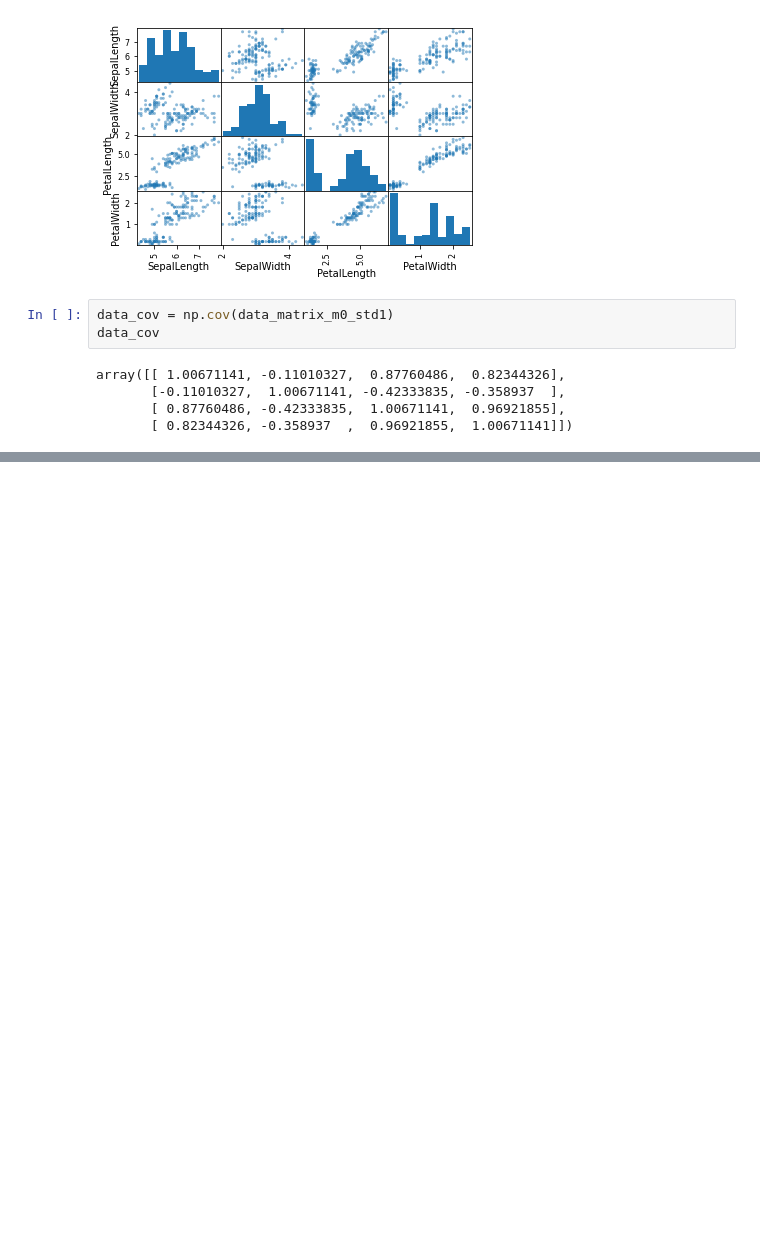
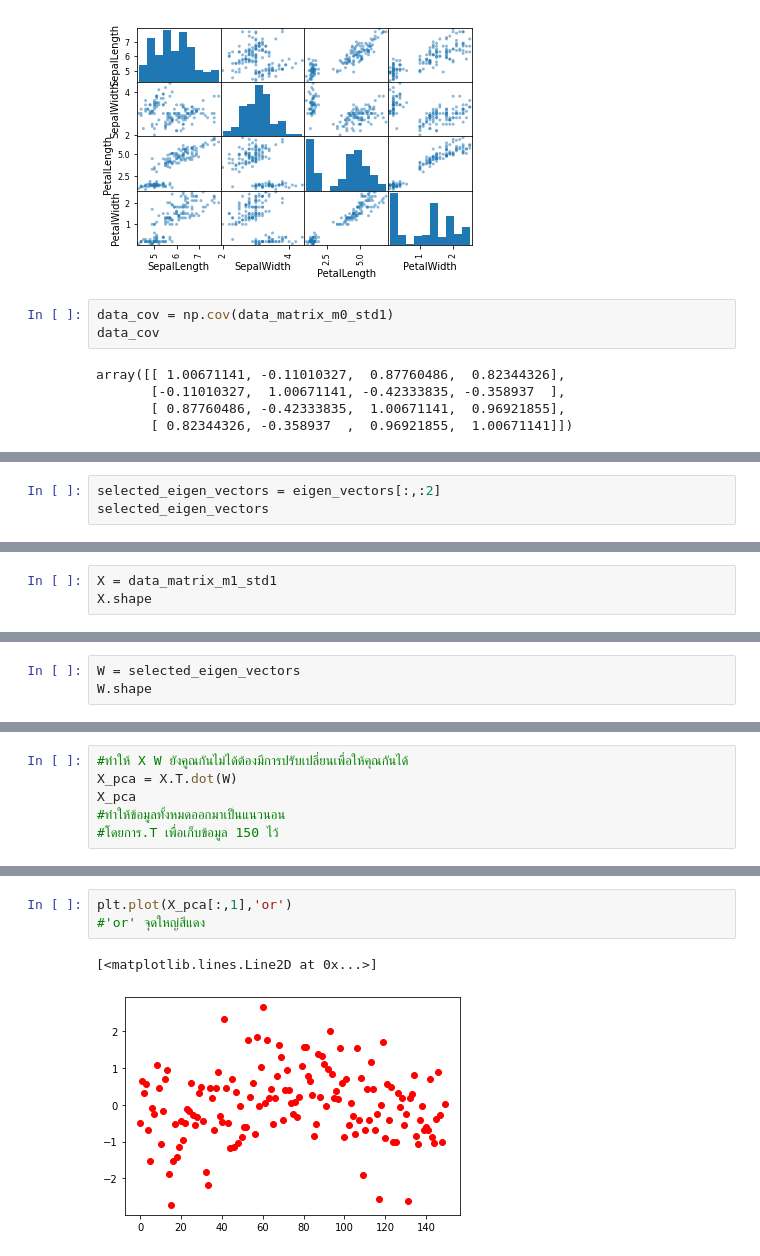
Before and after one commit to Jennapa-colab/multivariate, a Jupyter notebook: Chapter3_PCA.ipynb, the cells around one changed output, grey strips where cells are left out. Saved outputs shown, nothing was run; the diff lists cells and outputs as text; blank space fills up the shorter version.

```diff
--- a/Chapter3_PCA.ipynb
+++ b/Chapter3_PCA.ipynb
@@ -259,0 +266,3 @@ array([[ 1.00671141, -0.11010327,  0.87760486,  0.82344326],
+# %%
+selected_eigen_vectors = eigen_vectors[:,:2]
+selected_eigen_vectors
@@ -259,0 +274,3 @@ array([[ 1.00671141, -0.11010327,  0.87760486,  0.82344326],
+# %%
+X = data_matrix_m1_std1
+X.shape
@@ -259,0 +279,3 @@ array([[ 1.00671141, -0.11010327,  0.87760486,  0.82344326],
+# %%
+W = selected_eigen_vectors
+W.shape
@@ -259,0 +284,6 @@ array([[ 1.00671141, -0.11010327,  0.87760486,  0.82344326],
+# %%
+#ทำให้ X W ยังคูณกันไม่ได้ต้องมีการปรับเปลี่ยนเพื่อให้คุณกันได้
+X_pca = X.T.dot(W)
+X_pca
+#ทำให้ข้อมูลทั้งหมดออกมาเป็นแนวนอน
+#โดยการ.T เพื่อเก็บข้อมูล 150 ไว้
@@ -259,0 +308,6 @@ array([[ 1.00671141, -0.11010327,  0.87760486,  0.82344326],
+# %%
+plt.plot(X_pca[:,1],'or')
+#'or' จุดใหญ่สีแดง
+# %% [output]
+[<matplotlib.lines.Line2D at 0x...>]
+[figure, added]
```
Also changed, not shown: parts of 44 cells of this notebook.
